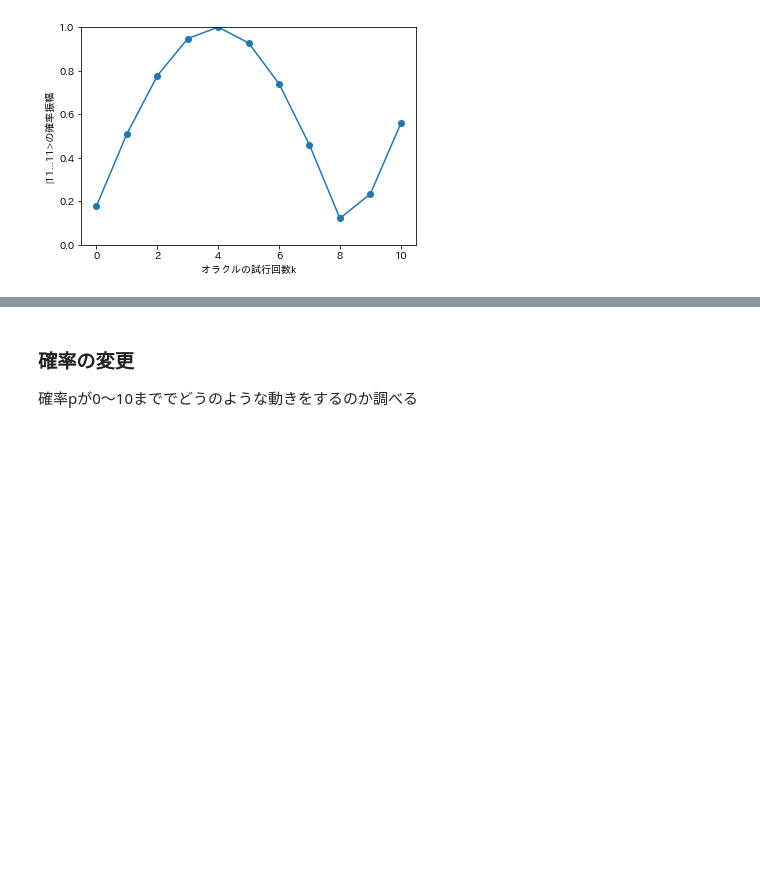
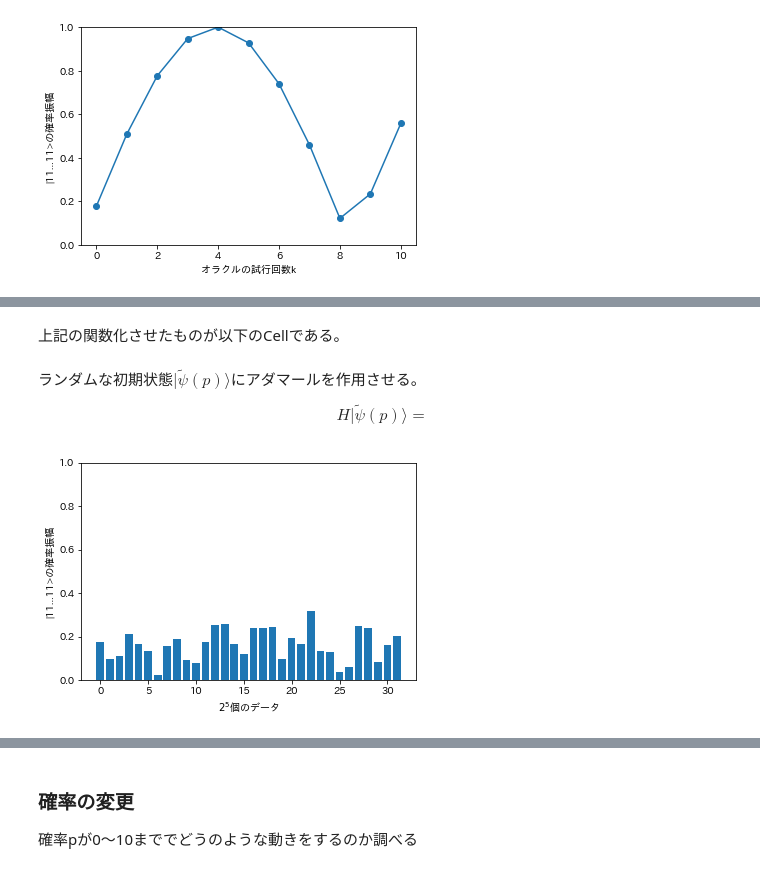
Before and after one commit to KaitoMuraoka/BasicQuantumAlgorithm, a Jupyter notebook: main/Second.ipynb, the cells around one changed output, grey strips where cells are left out. Saved outputs shown, nothing was run; the diff lists cells and outputs as text; code cells hidden in the pictures; blank space fills up the shorter version.

```diff
--- a/main/Second.ipynb
+++ b/main/Second.ipynb
@@ -283,0 +294,6 @@ state:[ 0.61764965-0.05686301j -0.06622892-0.00304323j -0.02220847+0.01913732j
+# %%
+squared_norm = state.get_squared_norm()
+print("sq_norm:", squared_norm)
+state.normalize(squared_norm)
+print("normalized:", state.get_vector())
+print("sq_norm:", state.get_squared_norm())
@@ -284,5 +314,52 @@ state:[ 0.61764965-0.05686301j -0.06622892-0.00304323j -0.02220847+0.01913732j
+# %% [markdown]
+上記の関数化させたものが以下のCellである。
+# %%
+# ランダムな初期状態を作成
+def random_initial_state(nqubits, p):
+    state1 = QuantumState(nqubits)
+    state2 = QuantumState(nqubits)
+    state1.set_zero_state()
+    state2.set_zero_state()
+    psi_0 = state1
+    psi_Haar = state2
+
+    psi_0.set_zero_state()
+    psi_Haar.set_Haar_random_state(0)
+
+    # (√(1- p)|psi_0> と　(√(p)|psi_Haar>)を作成
+    coef = np.sqrt(1 - p)
+    psi_0.multiply_coef(coef)
+    coef = np.sqrt(p)
+    psi_Haar.multiply_coef(coef)
+
+    # (√(1- p)|psi_0> + √(p)|psi_Haar> を作成
+    state = psi_0
+    state.add_state(psi_Haar)
+    return state
+
+# ノルムを求める
+def normalization(state):
+    squared_norm = state.get_squared_norm()
+    state.normalize(squared_norm)
+    return state
 # %%
 from qulacs import QuantumState
 from qulacs.state import permutate_qubit, drop_qubit
+# %% [markdown]
+ランダムな初期状態$|\tilde{\psi}(p)\rangle$にアダマールを作用させる。
+
+$$
+H|\tilde{\psi}(p)\rangle =
+$$
+# %%
+nqubits = 5
+p = 0.5
+state = random_initial_state(nqubits, p)
+state = normalization(state)
+Hadamard = make_Hadamard(nqubits)
+Hadamard.update_quantum_state(state)
+show_distribution(state, nqubits)
+# %% [output]
+[figure, added]
 # %%
 def noisy_grover(nqubits, operate_time, dephasing_rate):
```
Also changed, not shown: parts of 16 cells of this notebook, 1 other file.
